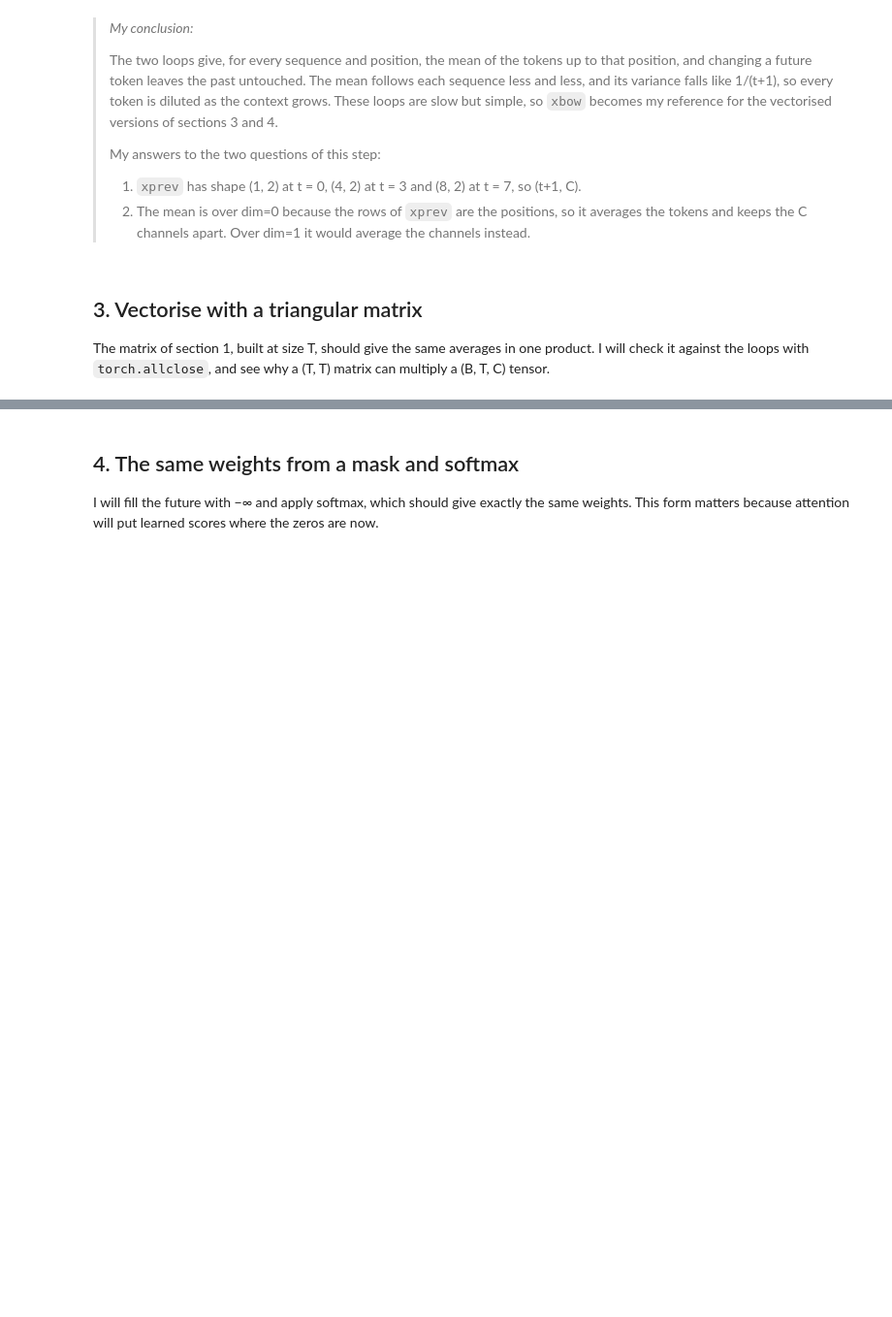
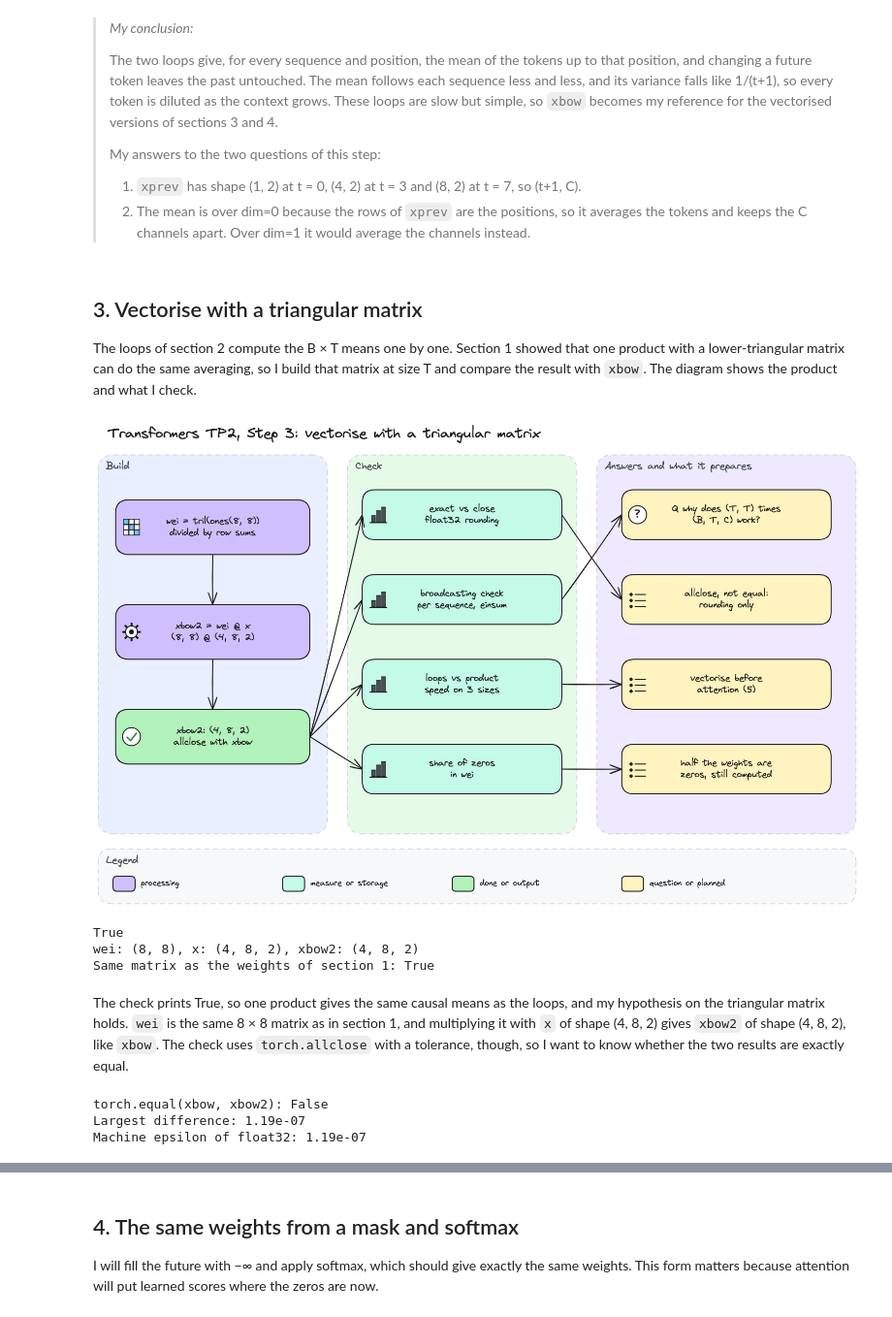
Before and after one commit to mcrayssac/ING3_IAA_GB_NLP, a Jupyter notebook: TP2_transformers.ipynb, the cells around one changed output, grey strips where cells are left out. Shown at 97% size. Drawn from its saved outputs; the diff is of its cells as text; code cells hidden in the pictures; blank space fills up the shorter version.

Commit message:
TP2 transformers step 3

```diff
--- a/TP2_transformers.ipynb
+++ b/TP2_transformers.ipynb
@@ -373,4 +373,35 @@ The variance of the causal mean follows 1/(t+1) closely, with 1.002 at position
 # %% [markdown]
 ## 3. Vectorise with a triangular matrix
 
-The matrix of section 1, built at size T, should give the same averages in one product. I will check it against the loops with `torch.allclose`, and see why a (T, T) matrix can multiply a (B, T, C) tensor.
+The loops of section 2 compute the B × T means one by one. Section 1 showed that one product with a lower-triangular matrix can do the same averaging, so I build that matrix at size T and compare the result with `xbow`. The diagram shows the product and what I check.
+# %%
+# Step 3 diagram: the triangular product, and the checks behind my answer.
+display(Image(filename='diagrams/transformers/tp2_step3.png', width=900))
+# %% [output]
+[figure, added]
+# %%
+# The same causal mean in one matrix product, checked against the loops of section 2.
+wei = torch.tril(torch.ones(T, T))
+wei = wei / wei.sum(1, keepdim=True)
+xbow2 = wei @ x
+print(torch.allclose(
+    xbow, xbow2, atol=1e-6
+))
+
+print(f'wei: {tuple(wei.shape)}, x: {tuple(x.shape)}, xbow2: {tuple(xbow2.shape)}')
+print(f'Same matrix as the weights of section 1: {torch.equal(wei, weights)}')
+# %% [output]
+True
+wei: (8, 8), x: (4, 8, 2), xbow2: (4, 8, 2)
+Same matrix as the weights of section 1: True
+# %% [markdown]
+The check prints True, so one product gives the same causal means as the loops, and my hypothesis on the triangular matrix holds. `wei` is the same 8 × 8 matrix as in section 1, and multiplying it with `x` of shape (4, 8, 2) gives `xbow2` of shape (4, 8, 2), like `xbow`. The check uses `torch.allclose` with a tolerance, though, so I want to know whether the two results are exactly equal.
+# %%
+# Exactly equal, or only close? The largest gap between the loops and the product.
+print(f'torch.equal(xbow, xbow2): {torch.equal(xbow, xbow2)}')
+print(f'Largest difference: {(xbow - xbow2).abs().max().item():.2e}')
+print(f'Machine epsilon of float32: {torch.finfo(torch.float32).eps:.2e}')
+# %% [output]
+torch.equal(xbow, xbow2): False
+Largest difference: 1.19e-07
+Machine epsilon of float32: 1.19e-07
```
Also changed, not shown: parts of 8 cells of this notebook, 4 other files.
